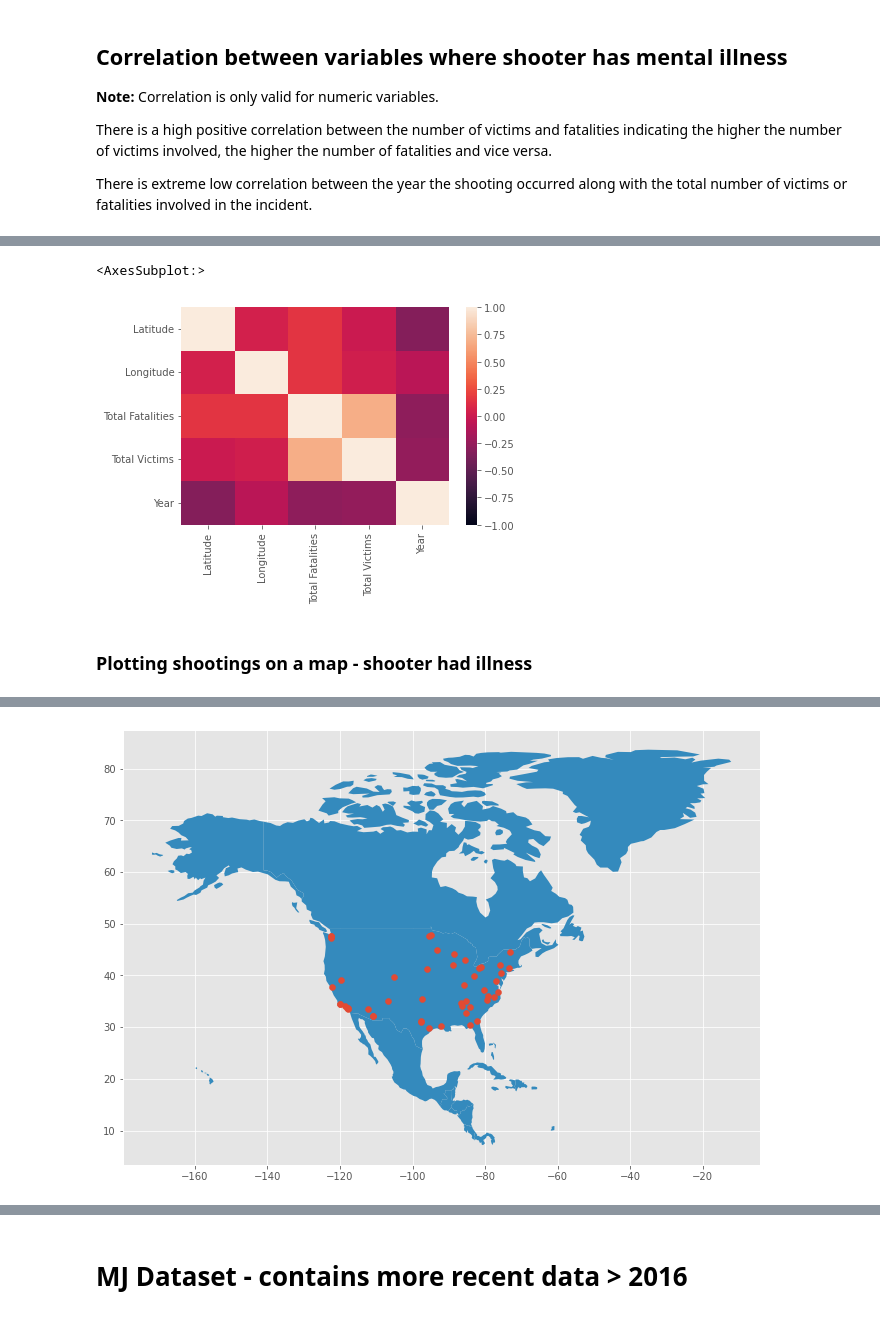
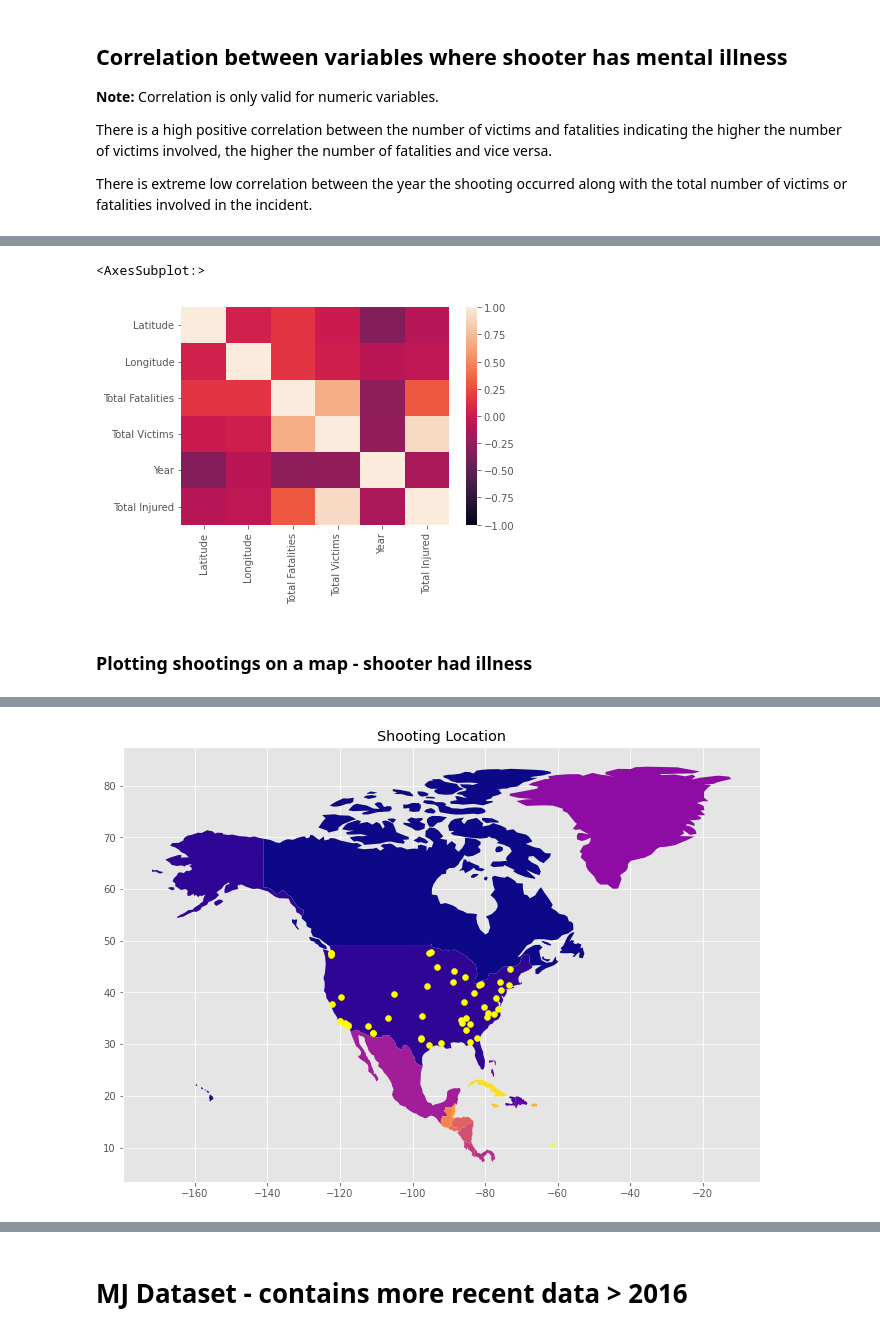
Before and after one commit to ktrn/python-homework, a Jupyter notebook: mass_shooting_analysis.ipynb, the cells around one changed output, grey strips where cells are left out. Saved outputs shown, nothing was run; the diff lists cells and outputs as text; code cells hidden in the pictures.

```diff
--- a/mass_shooting_analysis.ipynb
+++ b/mass_shooting_analysis.ipynb
@@ -94,8 +88,7 @@ big_shoot_df
 big_shoot_df = big_shoot_df.drop(['Title','CaseID','Data Source 1','Data Source 2','Data Source 3','Data Source 4'
                                   ,'Data Source 5','Data Source 6','Data Source 7','Notes','Edit Date'
                                   ,'Day of Week','Average Shooter Age','Military Experience'
-                                  ,'Number of Civilian Fatalities','Number of Civilian Injured'
-                                  ,'Number of Enforcement Fatalities','Number of Enforcement Injured'
+                                  ,'Number of Civilian Fatalities','Number of Enforcement Fatalities'
                                   ,'Date - Detailed','Fate of Shooter at the scene','Class','Depreciation'
                                   , 'Number of Shotguns','Number of Rifles','Number of Handguns','Number of Automatic Guns'
                                   ,'Number of Semi-Automatic Guns','Type of Gun - Detailed','Targeted Victim/s - Detailed'
@@ -160,0 +154,4 @@ big_shoot_df.head(5)
+# %%
+# Add 'Total Injured' column
+big_shoot_df['Total Injured'] = big_shoot_df['Number of Civilian Injured'] + big_shoot_df['Number of Enforcement Injured']
+big_shoot_df.head(5)
@@ -160,0 +165,4 @@ big_shoot_df.head(5)
+# %%
+# Drop unused columns
+big_shoot_df = big_shoot_df.drop(['Number of Civilian Injured','Number of Enforcement Injured'],axis=1)
+big_shoot_df
@@ -392,6 +455,6 @@ sns.heatmap(mental_corr)
 sns.heatmap(mental_corr, vmin=-1, vmax=1)
 # %% [output]
 <AxesSubplot:>
-[figure, old version]
+[figure, new version]
 # %% [markdown]
 ### Plotting shootings on a map - shooter had illness
@@ -416,11 +473,12 @@ geo_df.head()
 | 91 | Essex Junction, Vermont | Essex Junction | Vermont | 44.490220 | -73.114006 | 2 | 4 | On August 24, 2006, a 26-year old... | ... |
 | 92 | Hillsborough, North Carolina | Hillsborough | North Carolina | 36.040999 | -79.097012 | 1 | 3 | On August 30, 2006, a 18-year old... | ... |
 # %%
-#ax = world.plot(figsize=(30,8))
+# Plot shootings on map of North America
 world = gpd.read_file(gpd.datasets.get_path('naturalearth_lowres'))
-ax = world[world.continent == 'North America'].plot(figsize=(20,8))
-plt.scatter(x=mental_2000s['Longitude'], y=mental_2000s['Latitude'])
+ax = world[world.continent == 'North America'].plot(figsize=(20,8),cmap='plasma')
+plt.scatter(x=mental_2000s['Longitude'], y=mental_2000s['Latitude'],color='yellow')
+plt.title("Shooting Location")
 plt.show()
 # %% [output]
-[figure, old version]
+[figure, new version]
 # %% [markdown]
```
Also changed, not shown: parts of 56 cells of this notebook.
